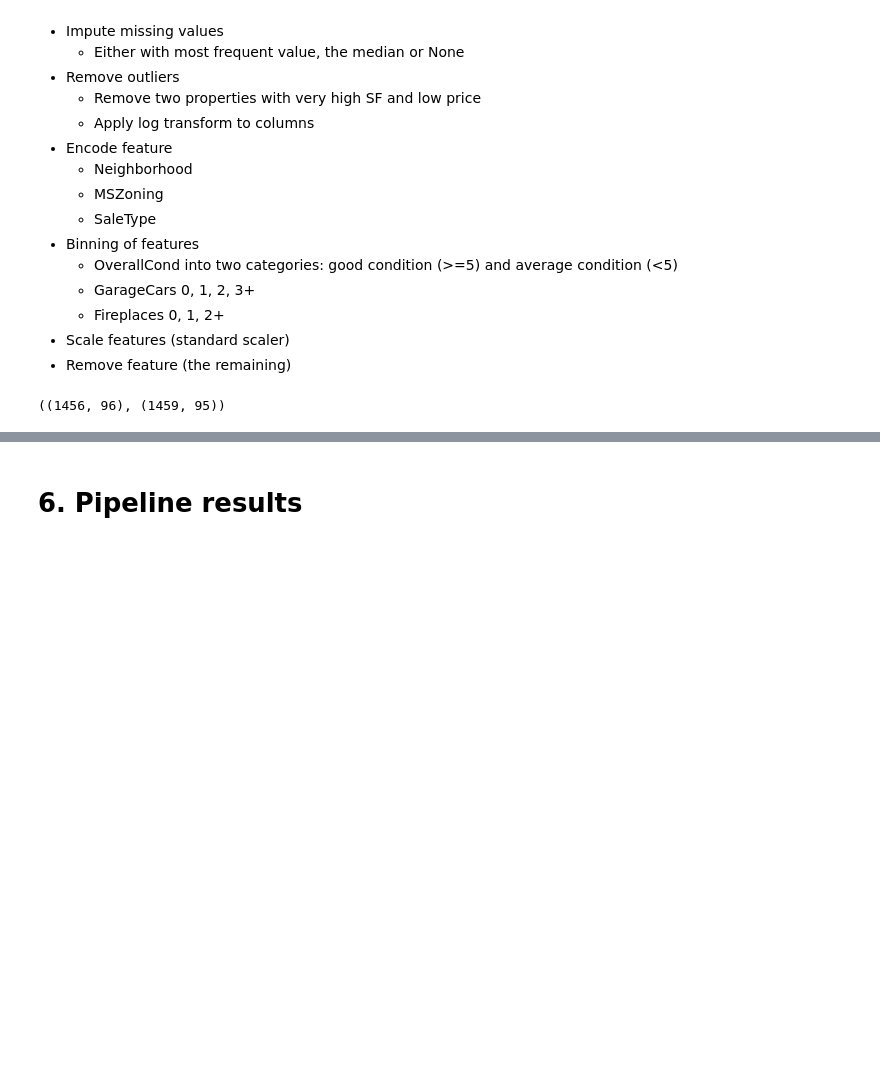
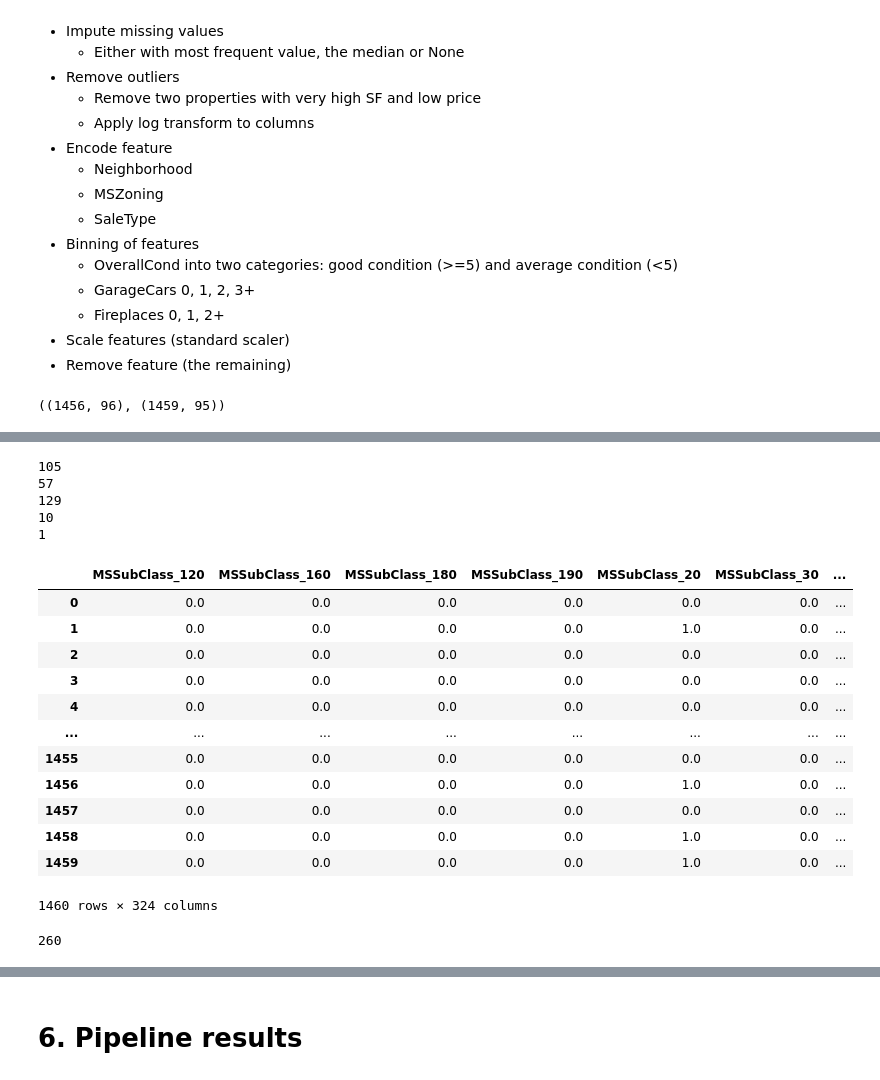
Before and after one commit to max-lutz/Kaggle_competitions, a Jupyter notebook: house-price-regression-full-eda-ml-workflow.ipynb, the cells around one changed output, grey strips where cells are left out. Drawn from its saved outputs; the diff is of its cells as text; code cells hidden in the pictures; blank space fills up the shorter version.

Commit message:
fix issue with function to recover feature name after pipeline

```diff
--- a/house-price-regression-full-eda-ml-workflow.ipynb
+++ b/house-price-regression-full-eda-ml-workflow.ipynb
@@ -997,3 +998,6 @@ test = pd.read_csv('/kaggle/input/house-prices-advanced-regression-techniques/te
 
 y = train['SalePrice']
 train.drop(columns=['SalePrice'], inplace=True)
+
+train[['MSSubClass', 'YrSold', 'MoSold']] = train[['MSSubClass', 'YrSold', 'MoSold']].astype(str)
+test[['MSSubClass', 'YrSold', 'MoSold']] = test[['MSSubClass', 'YrSold', 'MoSold']].astype(str)
@@ -1018,12 +1011,20 @@ impute_feature_with_most_frequent = ['SaleType', 'Electrical', 'Exterior1st', 'E
 
 drop_features = ['Utilities', 'Street', 'PoolQC', 'Id']
 
+numeric_features = train.dtypes[train.dtypes != "object"].index
+skewed = train[numeric_features].apply(lambda x: skew(x.dropna().astype(float)))
+skewed_features = skewed[skewed > 0.5]
+#print(skewed_features)
+
+already_selected_features = impute_features_with_0 + impute_features_with_none + impute_features_with_median + impute_feature_with_most_frequent + drop_features
+
 #divide the features in different categories for preprocessing
-cat_features = train.drop(columns=drop_features).select_dtypes(include=["object", "category"]).columns.to_list()
-num_features = train.drop(columns=drop_features).select_dtypes(exclude=["object", "category"]).columns.to_list()
+cat_features = train.drop(columns=already_selected_features).select_dtypes(include=["object", "category"]).columns.to_list()
+#num_features = train.drop(columns=already_selected_features).select_dtypes(exclude=["object", "category"]).columns.to_list()
 
+features_not_transformed = train.drop(columns=already_selected_features+cat_features).columns.to_list()
 
-total_features = train.drop(columns=drop_features).columns
+#total_features = train.drop(columns=drop_features).columns
 # %%
 cat_none_transformer = Pipeline(steps=[
         ('imputer', SimpleImputer(strategy='constant', fill_value='none')),
@@ -1062,6 +1063,9 @@ def get_column_names_from_ColumnTransformer(column_transformer):
             transformer = transformer_in_columns[1]
         try:
             names = transformer.get_feature_names()
+            for i in range(len(names)):
+                split = names[i].split('_')
+                names[i] = raw_col_name[int(split[0][1:])] + '_' + split[1]
         except AttributeError: # if no 'get_feature_names' function, use raw column name
             names = raw_col_name
         if isinstance(names,np.ndarray): # eg.
@@ -1089,5 +1118,38 @@ pipeline = Pipeline([
 pipeline.fit(X)
 X_preprocessed = pd.DataFrame.from_records(pipeline.transform(X))
 X_pred_preprocessed = pd.DataFrame.from_records(pipeline.transform(X_pred))
+# %%
+transformed_col = get_column_names_from_ColumnTransformer(pipeline.steps[0][1])
+total_col = transformed_col + features_not_transformed
+# %% [output]
+105
+57
+129
+10
+1
+# %%
+X_preprocessed.columns = total_col
+X_preprocessed
+# %% [output]
+|  | MSSubClass_120 | MSSubClass_160 | MSSubClass_180 | MSSubClass_190 | MSSubClass_20 | MSSubClass_30 | ... |
+| 0 | 0.0 | 0.0 | 0.0 | 0.0 | 0.0 | 0.0 | ... |
+| 1 | 0.0 | 0.0 | 0.0 | 0.0 | 1.0 | 0.0 | ... |
+| 2 | 0.0 | 0.0 | 0.0 | 0.0 | 0.0 | 0.0 | ... |
+| 3 | 0.0 | 0.0 | 0.0 | 0.0 | 0.0 | 0.0 | ... |
+| 4 | 0.0 | 0.0 | 0.0 | 0.0 | 0.0 | 0.0 | ... |
+| ... | ... | ... | ... | ... | ... | ... | ... |
+| 1455 | 0.0 | 0.0 | 0.0 | 0.0 | 0.0 | 0.0 | ... |
+| 1456 | 0.0 | 0.0 | 0.0 | 0.0 | 1.0 | 0.0 | ... |
+| 1457 | 0.0 | 0.0 | 0.0 | 0.0 | 0.0 | 0.0 | ... |
+| 1458 | 0.0 | 0.0 | 0.0 | 0.0 | 1.0 | 0.0 | ... |
+| 1459 | 0.0 | 0.0 | 0.0 | 0.0 | 1.0 | 0.0 | ... |
+1460 rows × 324 columns
+# %%
+numeric_features = X_preprocessed.dtypes[X_preprocessed.dtypes != "object"].index
+skewed = X_preprocessed[numeric_features].apply(lambda x: skew(x.dropna().astype(float)))
+skewed_features = skewed[skewed > 0.5]
+len(skewed_features)
+# %% [output]
+260
 # %%
 #hist_train_test(X_preprocessed, X_pred_preprocessed, "numerical")
```
Also changed, not shown: parts of 11 cells of this notebook.
